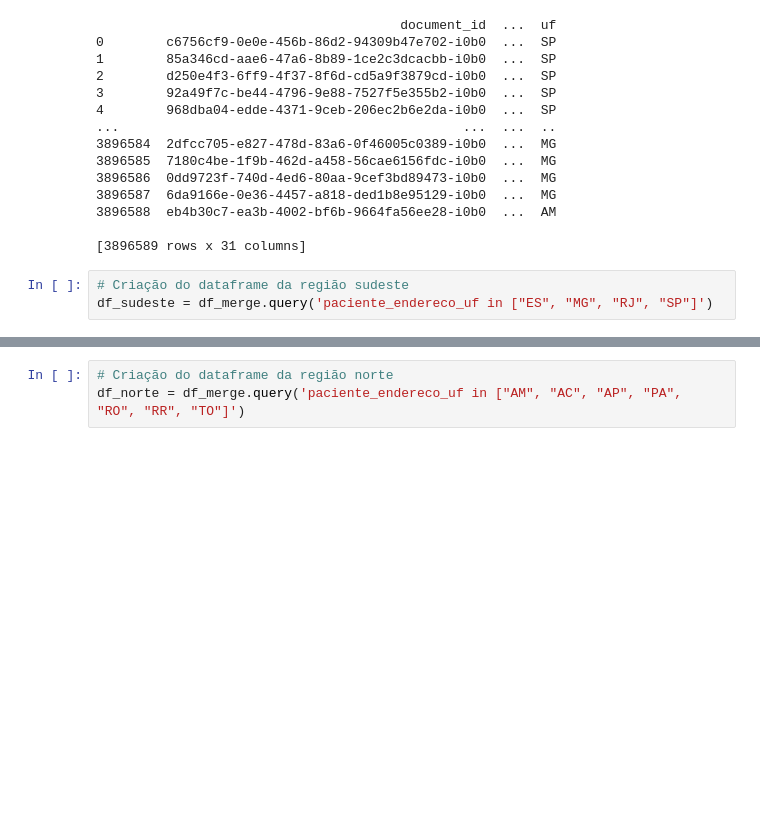
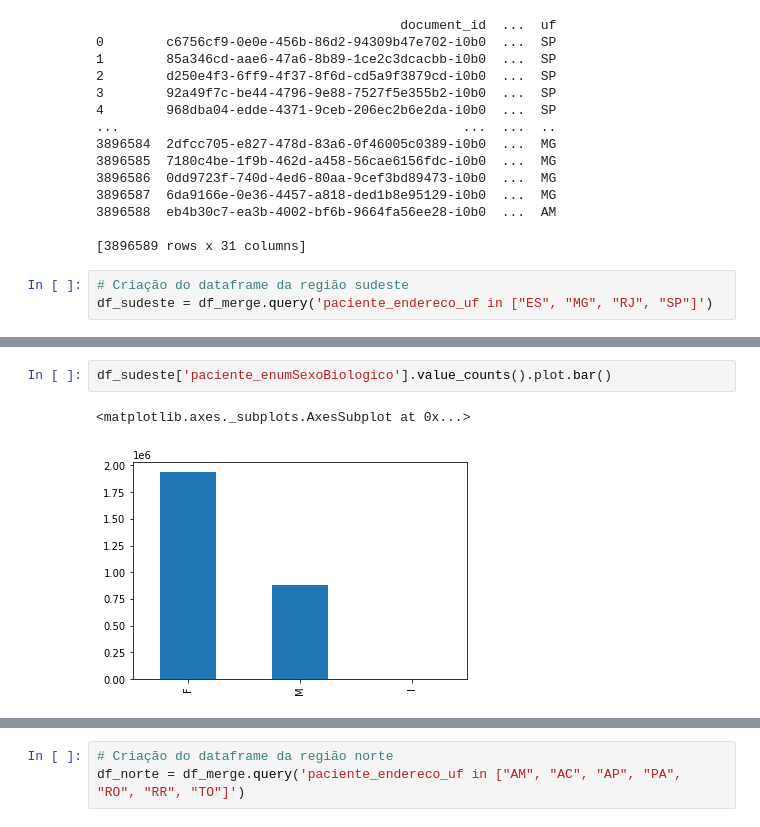
Before and after one commit to massaoiwanaga/topespsi, a Jupyter notebook: TESI_VAC_COVID.ipynb, the cells around one changed output, grey strips where cells are left out. Cells and saved outputs as stored; diff of their text form; blank space fills up the shorter version.

```diff
--- a/TESI_VAC_COVID.ipynb
+++ b/TESI_VAC_COVID.ipynb
@@ -848,3 +893,8 @@ Name: estabelecimento_uf, dtype: int64
+# %%
+df_sudeste['paciente_enumSexoBiologico'].value_counts().plot.bar()
+# %% [output]
+<matplotlib.axes._subplots.AxesSubplot at 0x...>
+[figure, added]
 # %%
 # Total de vacinados fora do seu estado :(
 df_sudeste.query('paciente_endereco_uf != estabelecimento_uf')
```
Also changed, not shown: parts of 33 cells of this notebook.
